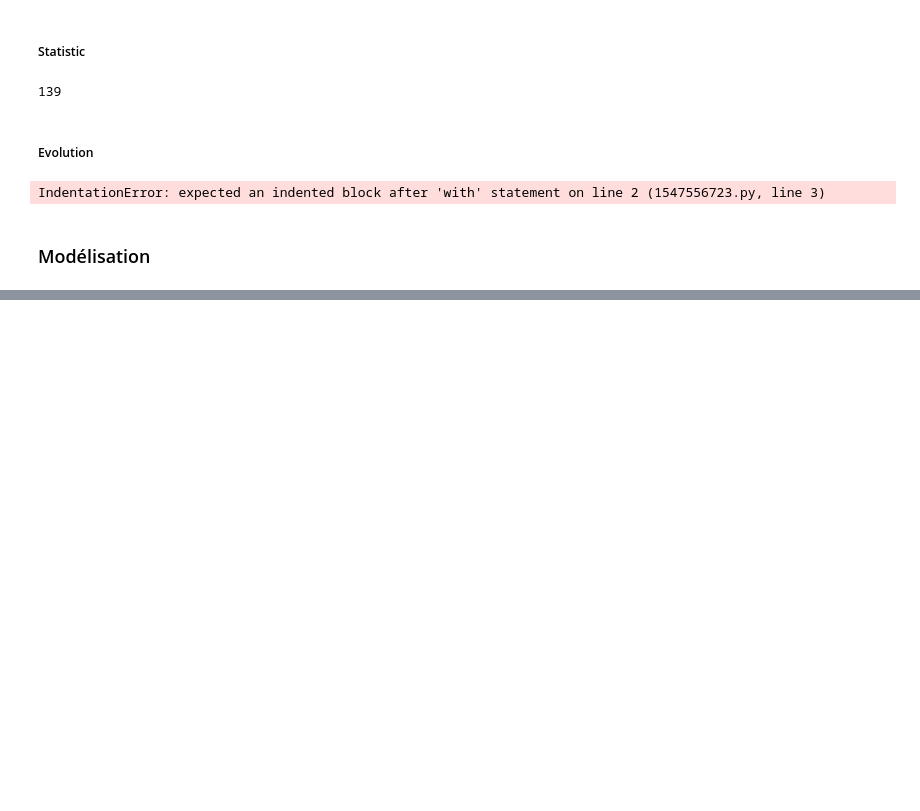
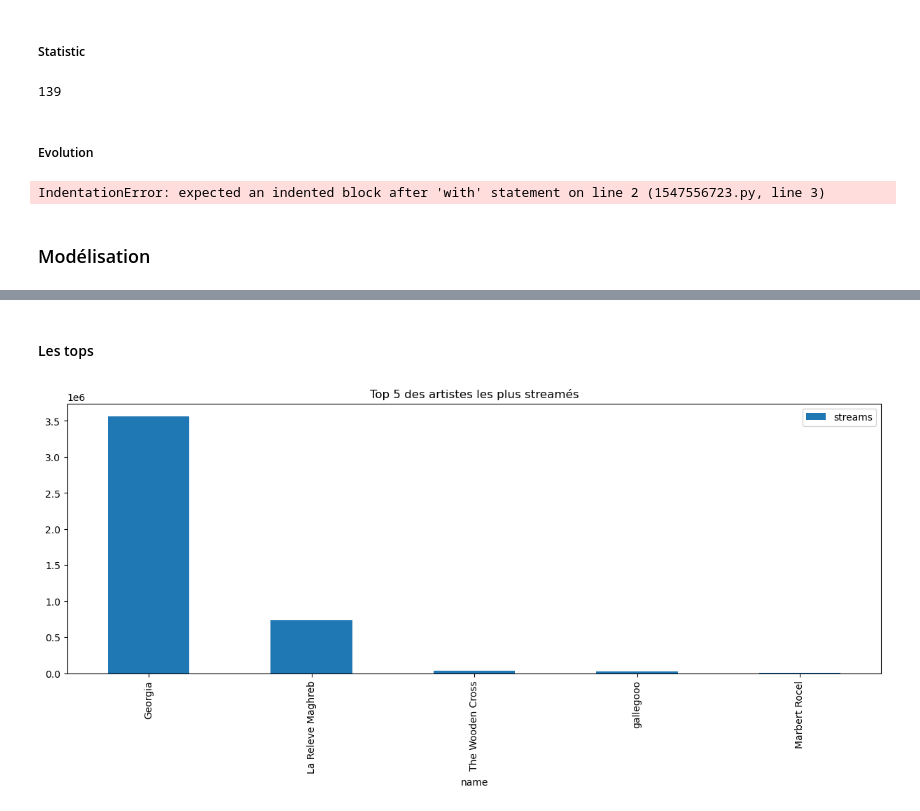
Before and after one commit to Marwan-bkr/Data_Project, a Jupyter notebook: Assessment.ipynb, the cells around one changed output, grey strips where cells are left out. Drawn from its saved outputs; the diff is of its cells as text; code cells hidden in the pictures; blank space fills up the shorter version.

```diff
--- a/Assessment.ipynb
+++ b/Assessment.ipynb
@@ -253,0 +272,8 @@ plt.show()
+# %% [markdown]
+#### Les tops
+# %%
+df_temp = pd.read_sql("select g.name, f.sum_stream streams from (select e.actor_id, sum(stream) sum_stream from (select c.actor_id, d.stream from (select a.song_id, b.stream from (select song_id ,max(date) date from public.score group by song_id) a, public.score b where b.date=a.date and a.song_id=b.song_id and stream is not null order by stream desc) d, public.song_actor c where c.song_id=d.song_id order by actor_id) e group by actor_id LIMIT 5) f, public.artist g where g.id=f.actor_id ;", engine)
+df_temp.plot(x='name', y='streams', kind='bar', figsize=(15, 5), title='Top 5 des artistes les plus streamés')
+plt.show()
+# %% [output]
+[figure, added]
```
Also changed, not shown: parts of 35 cells of this notebook.
